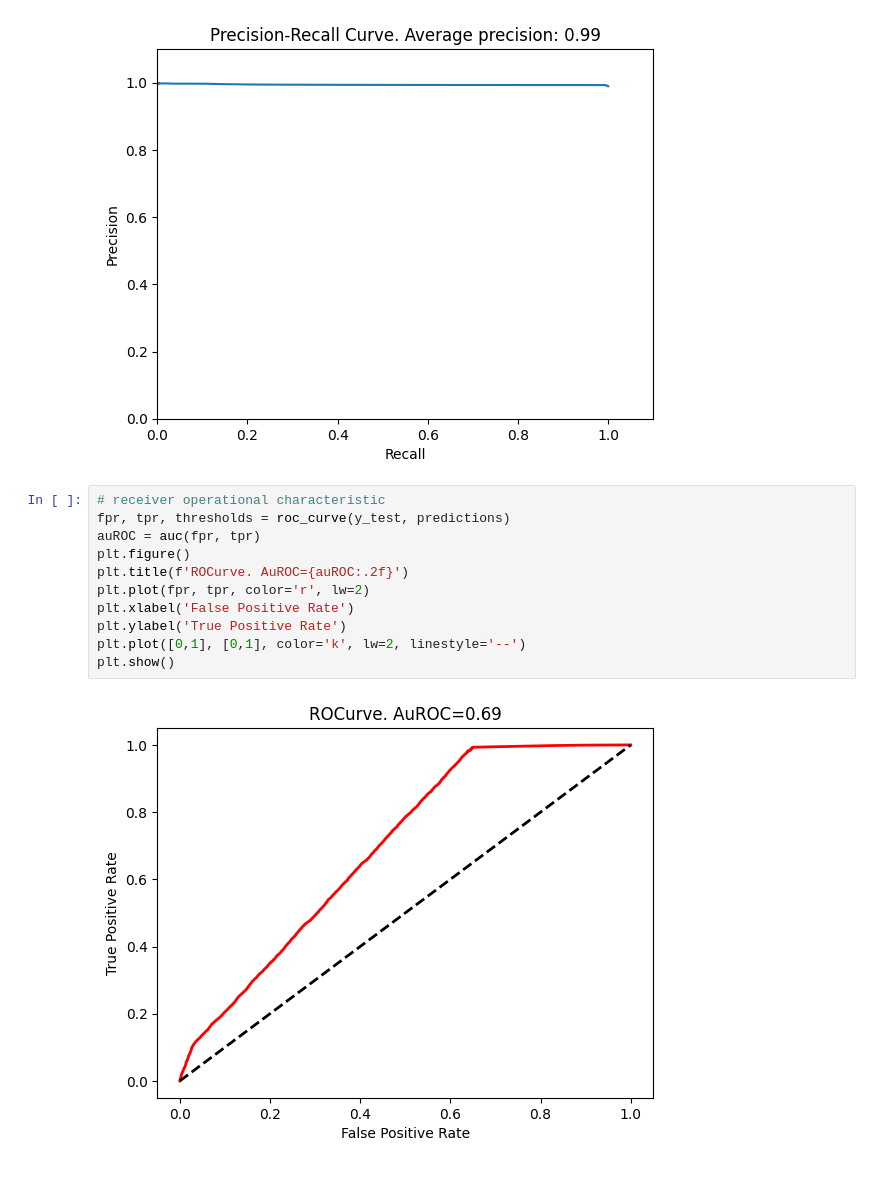
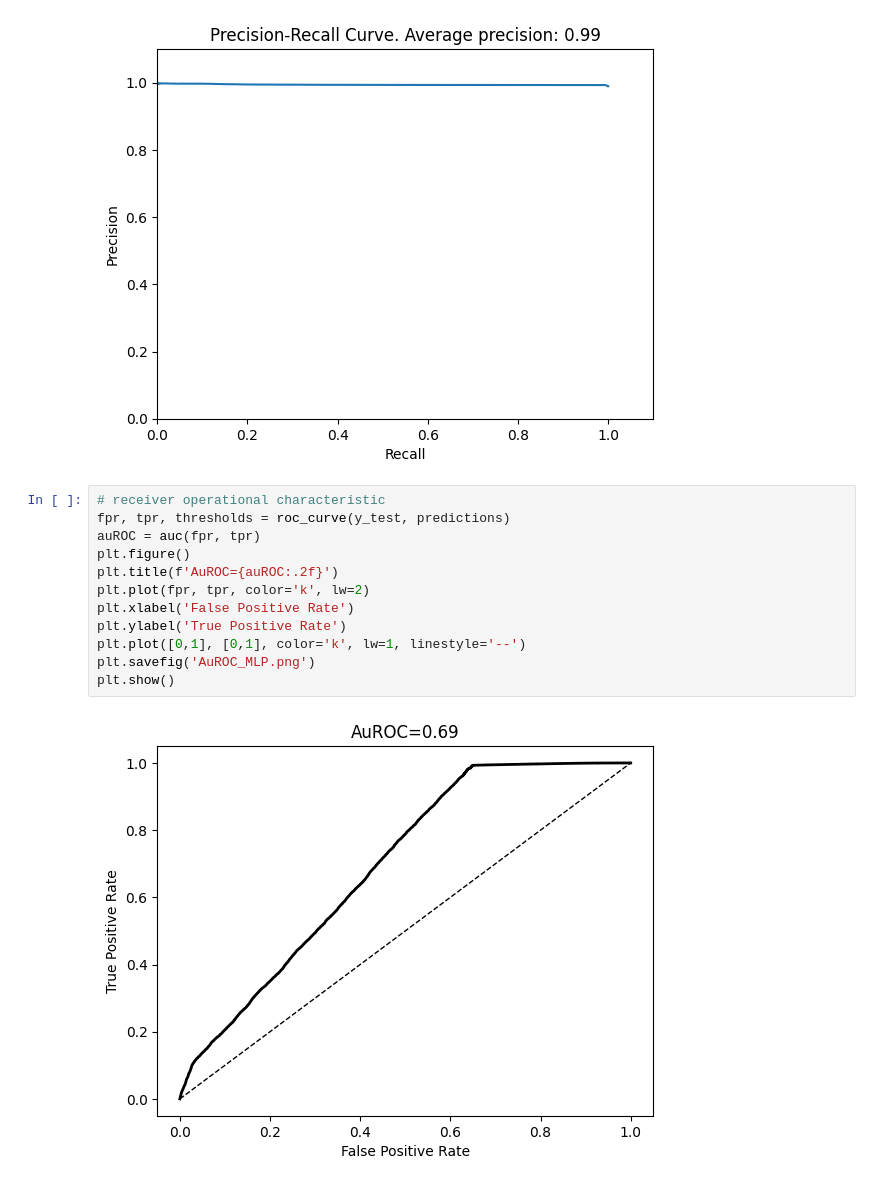
Before and after one commit to av-troshin77/computer_network_anomaly, a Jupyter notebook: MLP.ipynb, the cells around one changed output. Saved outputs shown, nothing was run; the diff lists cells and outputs as text.

```diff
--- a/MLP.ipynb
+++ b/MLP.ipynb
@@ -251,13 +251,14 @@ plt.show()
 # %%
 # receiver operational characteristic
 fpr, tpr, thresholds = roc_curve(y_test, predictions)
 auROC = auc(fpr, tpr)
 plt.figure()
-plt.title(f'ROCurve. AuROC={auROC:.2f}')
-plt.plot(fpr, tpr, color='r', lw=2)
+plt.title(f'AuROC={auROC:.2f}')
+plt.plot(fpr, tpr, color='k', lw=2)
 plt.xlabel('False Positive Rate')
 plt.ylabel('True Positive Rate')
-plt.plot([0,1], [0,1], color='k', lw=2, linestyle='--')
+plt.plot([0,1], [0,1], color='k', lw=1, linestyle='--')
+plt.savefig('AuROC_MLP.png')
 plt.show()
 # %% [output]
-[figure, old version]
+[figure, new version]
```
Also changed, not shown: parts of 5 cells of this notebook, 2 other files.
